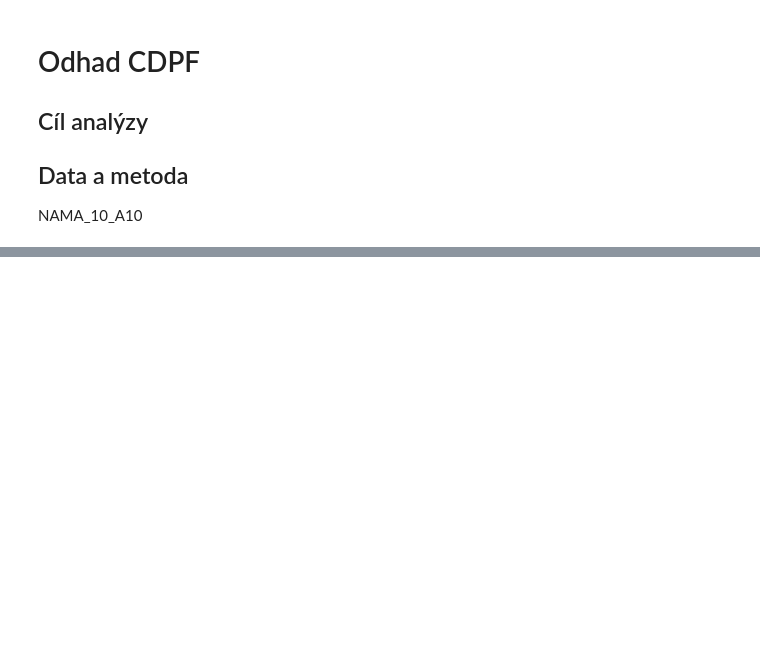
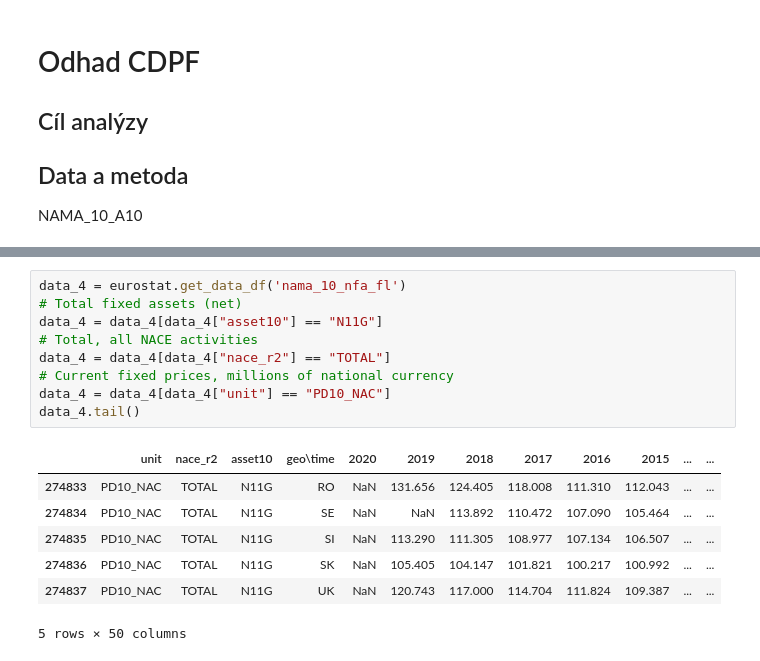
Before and after one commit to pesikj/macroeconomic-analysis, a Jupyter notebook: presentation_02.ipynb, the cells around one changed output, grey strips where cells are left out. Drawn from its saved outputs; the diff is of its cells as text; blank space fills up the shorter version.

```diff
--- a/presentation_02.ipynb
+++ b/presentation_02.ipynb
@@ -43,0 +92,17 @@ Name: value, dtype: object
+# %%
+data_4 = eurostat.get_data_df('nama_10_nfa_fl')
+# Total fixed assets (net)
+data_4 = data_4[data_4["asset10"] == "N11G"]
+# Total, all NACE activities
+data_4 = data_4[data_4["nace_r2"] == "TOTAL"]
+# Current fixed prices, millions of national currency
+data_4 = data_4[data_4["unit"] == "PD10_NAC"]
+data_4.tail()
+# %% [output]
+|  | unit | nace_r2 | asset10 | geo\time | 2020 | 2019 | 2018 | 2017 | 2016 | 2015 | ... | ... |
+| 274833 | PD10_NAC | TOTAL | N11G | RO | NaN | 131.656 | 124.405 | 118.008 | 111.310 | 112.043 | ... | ... |
+| 274834 | PD10_NAC | TOTAL | N11G | SE | NaN | NaN | 113.892 | 110.472 | 107.090 | 105.464 | ... | ... |
+| 274835 | PD10_NAC | TOTAL | N11G | SI | NaN | 113.290 | 111.305 | 108.977 | 107.134 | 106.507 | ... | ... |
+| 274836 | PD10_NAC | TOTAL | N11G | SK | NaN | 105.405 | 104.147 | 101.821 | 100.217 | 100.992 | ... | ... |
+| 274837 | PD10_NAC | TOTAL | N11G | UK | NaN | 120.743 | 117.000 | 114.704 | 111.824 | 109.387 | ... | ... |
+5 rows × 50 columns
```
Also changed, not shown: parts of 6 cells of this notebook, 1 other file.
